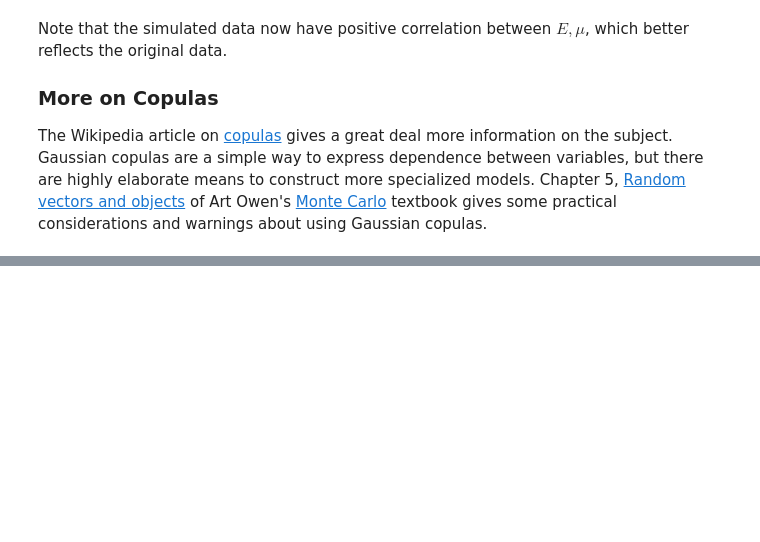
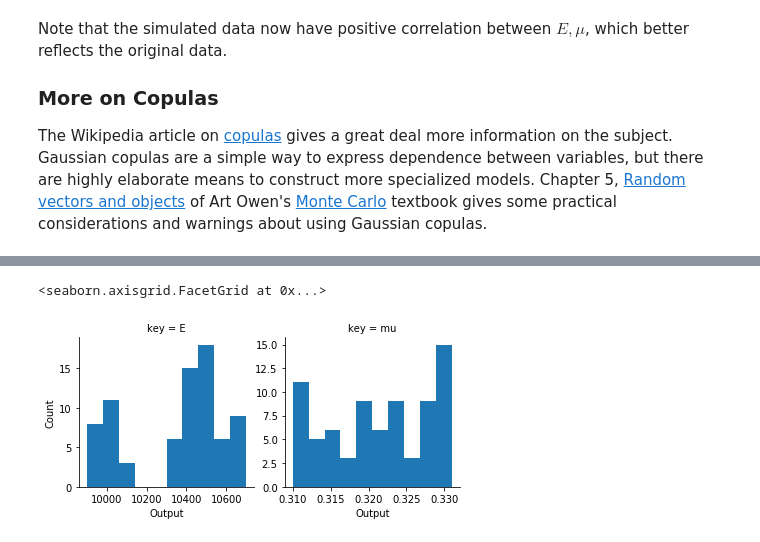
Before and after one commit to zdelrosario/py_grama, a Jupyter notebook: examples/copula/copula_example.ipynb, the cells around one changed output, grey strips where cells are left out. Drawn from its saved outputs; the diff is of its cells as text; code cells hidden in the pictures; blank space fills up the shorter version.

```diff
--- a/examples/copula/copula_example.ipynb
+++ b/examples/copula/copula_example.ipynb
@@ -115,0 +133,8 @@ The Wikipedia article on [copulas](https://en.wikipedia.org/wiki/Copula_(probabi
+# %%
+gr.plot_hists(
+    df_stang,
+    out=["E", "mu"]
+)
+# %% [output]
+<seaborn.axisgrid.FacetGrid at 0x...>
+[figure, added]
```
Also changed, not shown: parts of 7 cells of this notebook.
